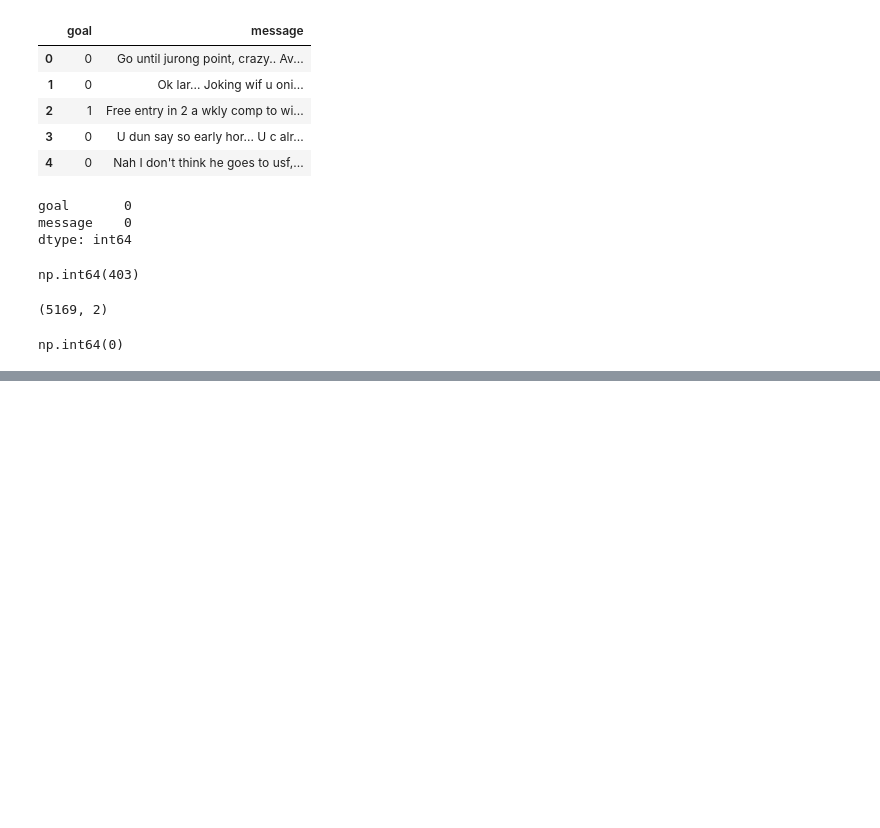
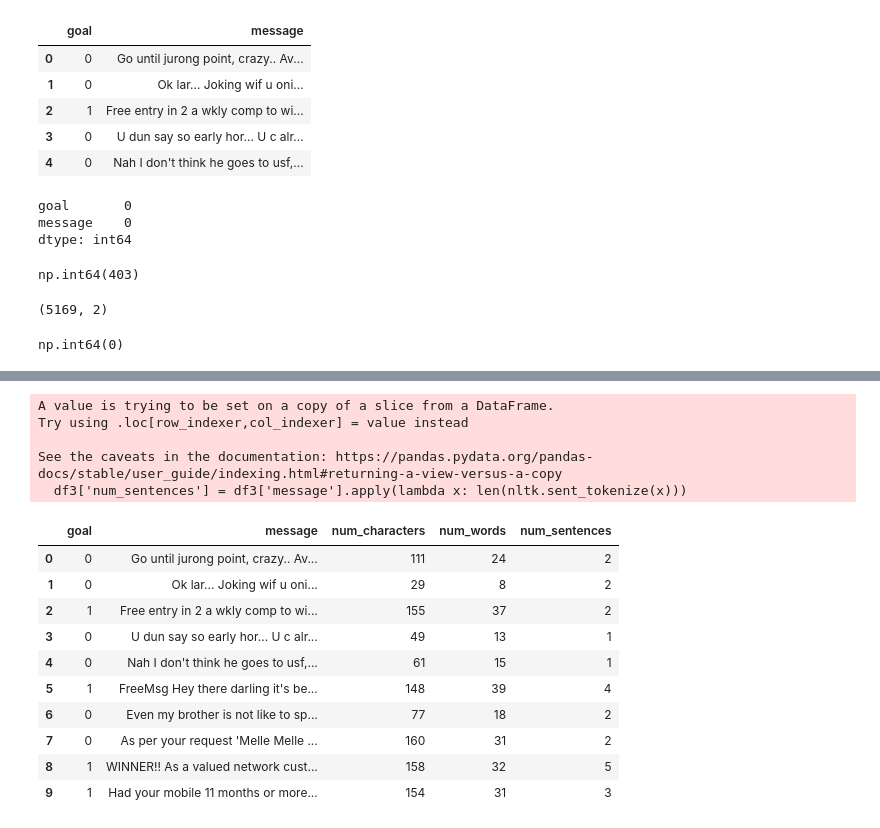
Before and after one commit to ABINAN2011/spam_detection, a Jupyter notebook: model/spam_train.ipynb, the cells around one changed output, grey strips where cells are left out. Saved outputs shown, nothing was run; the diff lists cells and outputs as text; code cells hidden in the pictures; blank space fills up the shorter version.

```diff
--- a/model/spam_train.ipynb
+++ b/model/spam_train.ipynb
@@ -99,0 +130,2 @@ np.int64(0)
+# %%
+df3['num_characters'] = df3['message'].apply(len)
@@ -99,0 +154,2 @@ np.int64(0)
+# %%
+df3['num_words'] = df3['message'].apply(lambda x: len(nltk.word_tokenize(x)))
@@ -99,0 +171,22 @@ np.int64(0)
+# %%
+df3['num_sentences'] = df3['message'].apply(lambda x: len(nltk.sent_tokenize(x)))
+# %% [output]
+A value is trying to be set on a copy of a slice from a DataFrame.
+Try using .loc[row_indexer,col_indexer] = value instead
+
+See the caveats in the documentation: https://pandas.pydata.org/pandas-docs/stable/user_guide/indexing.html#returning-a-view-versus-a-copy
+  df3['num_sentences'] = df3['message'].apply(lambda x: len(nltk.sent_tokenize(x)))
+# %%
+df3.head(10)
+# %% [output]
+|  | goal | message | num_characters | num_words | num_sentences |
+| 0 | 0 | Go until jurong point, crazy.. Av... | 111 | 24 | 2 |
+| 1 | 0 | Ok lar... Joking wif u oni... | 29 | 8 | 2 |
+| 2 | 1 | Free entry in 2 a wkly comp to wi... | 155 | 37 | 2 |
+| 3 | 0 | U dun say so early hor... U c alr... | 49 | 13 | 1 |
+| 4 | 0 | Nah I don't think he goes to usf,... | 61 | 15 | 1 |
+| 5 | 1 | FreeMsg Hey there darling it's be... | 148 | 39 | 4 |
+| 6 | 0 | Even my brother is not like to sp... | 77 | 18 | 2 |
+| 7 | 0 | As per your request 'Melle Melle ... | 160 | 31 | 2 |
+| 8 | 1 | WINNER!! As a valued network cust... | 158 | 32 | 5 |
+| 9 | 1 | Had your mobile 11 months or more... | 154 | 31 | 3 |
```
Also changed, not shown: parts of 15 cells of this notebook, 1 other file.
